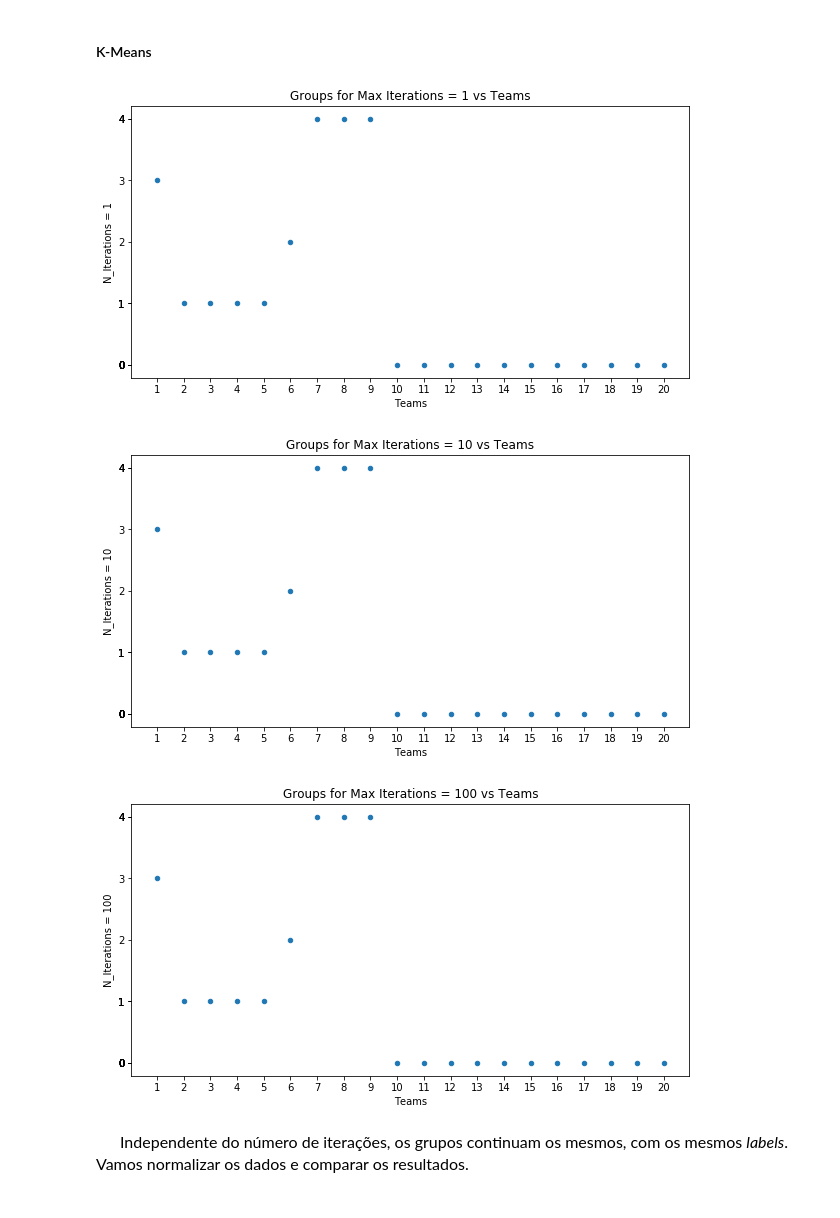
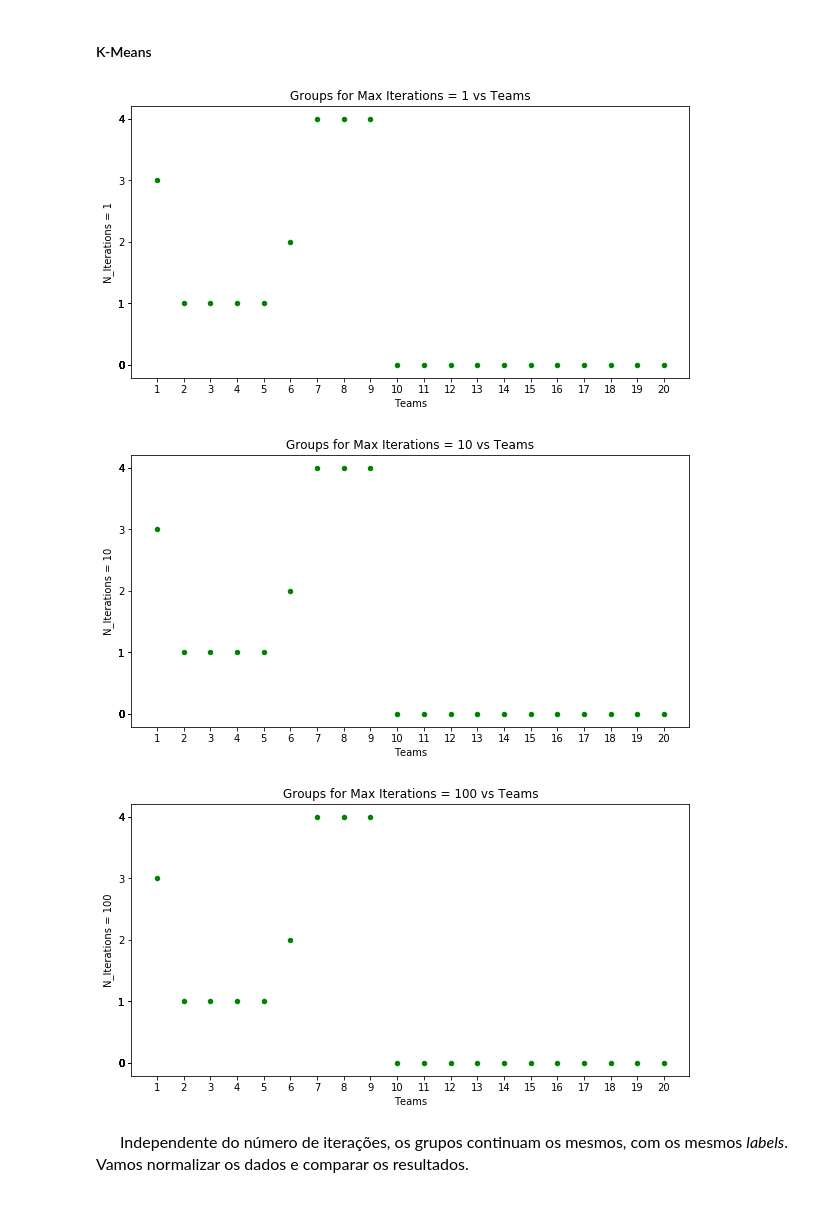
Before and after one commit to MatheusGSantos/AI, a Jupyter notebook: Projeto 1/Prova 2.ipynb, the cells around one changed output. Drawn from its saved outputs; the diff is of its cells as text; code cells hidden in the pictures.

```diff
--- a/Projeto 1/Prova 2.ipynb
+++ b/Projeto 1/Prova 2.ipynb
@@ -637,26 +637,26 @@ results = pd.DataFrame(results, columns=labels_k.keys())
 # %%
 df = np.array([x for x in range(1,21)]).reshape(-20,1)
 df = np.append(results.to_numpy(), df, axis=1)
 df = pd.DataFrame(df, columns=['N_Iterations = 1', 'N_Iterations = 10', 'N_Iterations = 100', 'Teams'])
 
 # Max_iterations = 1
-df.plot.scatter(x='Teams',y='N_Iterations = 1',figsize=(10,5), title='Groups for Max Iterations = 1 vs Teams')
+df.plot.scatter(x='Teams',y='N_Iterations = 1',figsize=(10,5), title='Groups for Max Iterations = 1 vs Teams', c='g', marker='o')
 rand_var = plt.xticks(df['Teams'])
 rand_var = plt.yticks(df['N_Iterations = 1'])
 
 # Max_iterations = 10
-df.plot.scatter(x='Teams',y='N_Iterations = 10',figsize=(10,5), title='Groups for Max Iterations = 10 vs Teams')
+df.plot.scatter(x='Teams',y='N_Iterations = 10',figsize=(10,5), title='Groups for Max Iterations = 10 vs Teams', c='g', marker='o')
 rand_var = plt.xticks(df['Teams'])
 rand_var = plt.yticks(df['N_Iterations = 10'])
 
 # Max_iterations = 100
-df.plot.scatter(x='Teams',y='N_Iterations = 100',figsize=(10,5), title='Groups for Max Iterations = 100 vs Teams')
+df.plot.scatter(x='Teams',y='N_Iterations = 100',figsize=(10,5), title='Groups for Max Iterations = 100 vs Teams', c='g', marker='o')
 rand_var = plt.xticks(df['Teams'])
 rand_var = plt.yticks(df['N_Iterations = 100'])
 # %% [output]
-[figure, old version]
+[figure, new version]
-[figure, old version]
+[figure, new version]
-[figure, old version]
+[figure, new version]
 # %% [markdown]
 <font size="3">&emsp;&emsp;Independente do número de iterações, os grupos continuam os mesmos, com os mesmos *labels*. Vamos normalizar os dados e comparar os resultados.</font><br><br>
 # %% [markdown]
```
Also changed, not shown: parts of 7 cells of this notebook.
